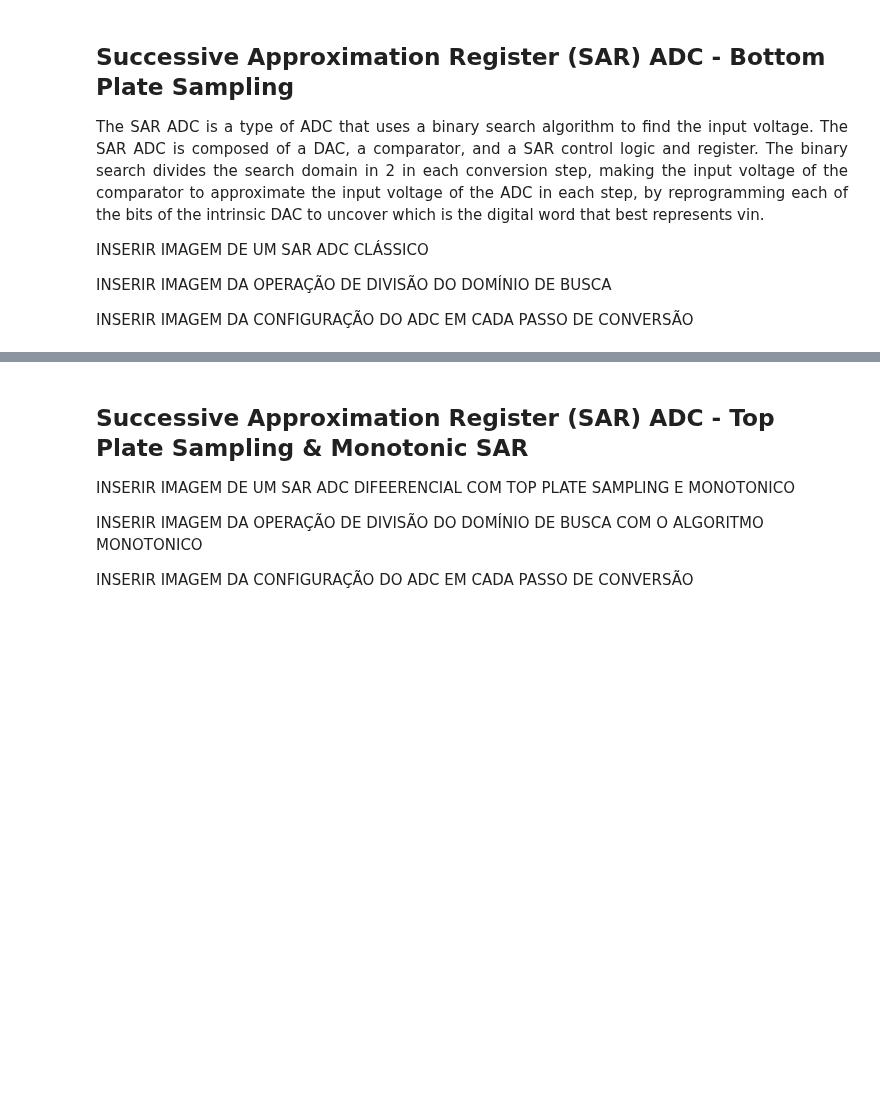
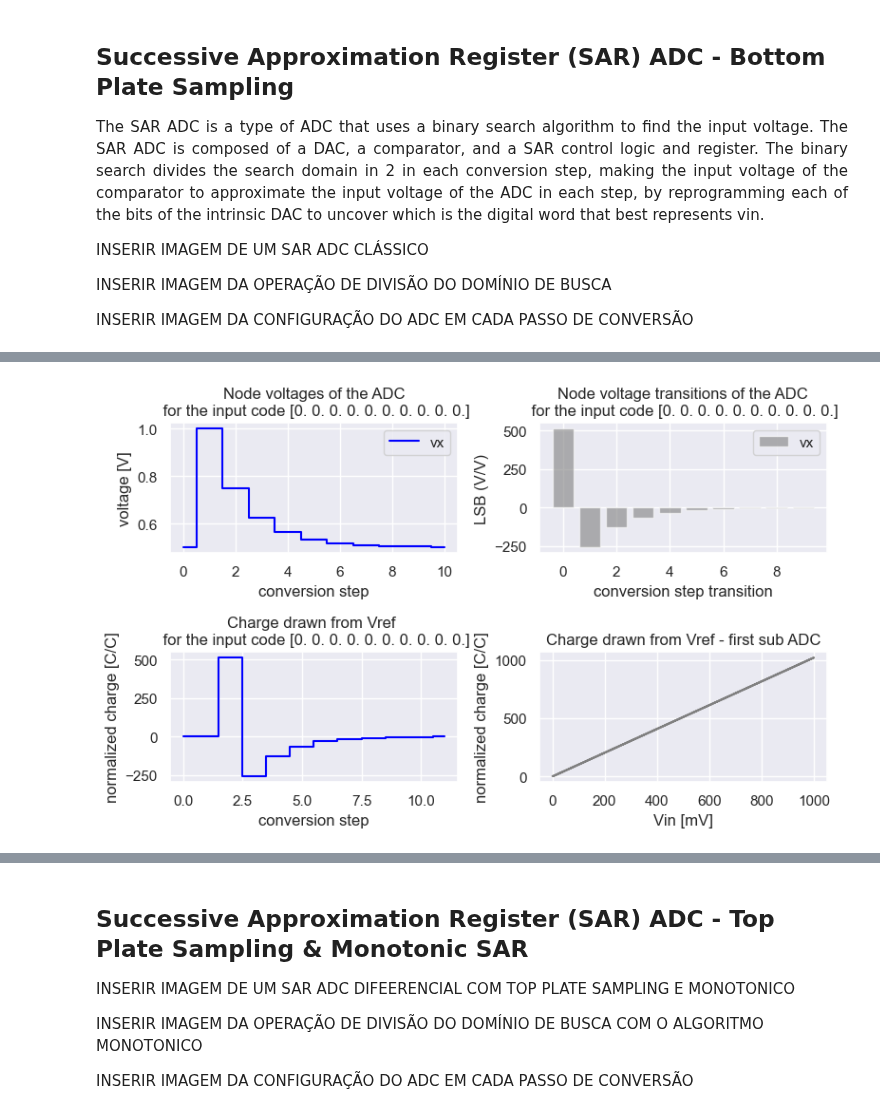
Before and after one commit to das-dias/signal-converters-notebooks, a Jupyter notebook: practical_classes/practical_class_10.ipynb, the cells around one changed output, grey strips where cells are left out. Drawn from its saved outputs; the diff is of its cells as text; code cells hidden in the pictures; blank space fills up the shorter version.

```diff
--- a/practical_classes/practical_class_10.ipynb
+++ b/practical_classes/practical_class_10.ipynb
@@ -14,0 +274,41 @@ INSERIR IMAGEM DA CONFIGURAÇÃO DO ADC EM CADA PASSO DE CONVERSÃO
+# %%
+# observe the voltages at the vp and vn nodes of the first sub ADC in each conversion step
+fig, ax = plt.subplots(2,2,figsize=(8,5))
+#vin = vtrans_first[len(vtrans_first)//2]
+#idx = len(vp_first[0, :])//2 + 1
+idx = 0
+
+ax[0,0].step(list(range(len(vx[:, idx][1:]))),vx[:, idx][1:], label='vx', color='blue', where="mid")
+ax[0,0].set_xlabel('conversion step')
+ax[0,0].set_ylabel('voltage [V]')
+ax[0,0].set_title(f'Node voltages of the ADC\n for the input code {dout[:,idx]}')
+ax[0,0].grid(True)
+ax[0,0].legend()
+
+# plot the difference between each vn and vp node voltages in relation to the true measured vlsb
+vx_trans = np.diff(vx[:, idx][1:])/vlsb_measured
+ax[0,1].bar(list(range(len(vx_trans))), vx_trans, label="vx", color="gray", alpha=0.6)
+ax[0,1].set_xlabel('conversion step transition')
+ax[0,1].set_ylabel('LSB (V/V)')
+ax[0,1].set_title(f'Node voltage transitions of the ADC\n for the input code {dout[:,idx]}')
+ax[0,1].grid(True)
+ax[0,1].legend()
+
+
+# observe the charge at the end of each conversion step
+ax[1,0].step(list(range(len(charge_vrefp))), charge_vrefp[:, idx], label='charge drawn from vref', color='blue', where="mid")
+ax[1,0].set_xlabel('conversion step')
+ax[1,0].set_ylabel('normalized charge [C/C]')
+ax[1,0].set_title(f'Charge drawn from Vref \n for the input code {dout[:,idx]}')
+ax[1,0].grid(True)
+
+# observe the energy drawn from vrefp
+ax[1,1].step(vin1/mV, energy_vrefp, label='energy drawn from vref', color='gray', where="mid")
+ax[1,1].set_xlabel('Vin [mV]')
+ax[1,1].set_ylabel('normalized charge [C/C]')
+ax[1,1].set_title('Charge drawn from Vref - first sub ADC')
+ax[1,1].grid(True)
+
+fig.tight_layout()
+# %% [output]
+[figure, added]
```
Also changed, not shown: parts of 42 cells of this notebook.
